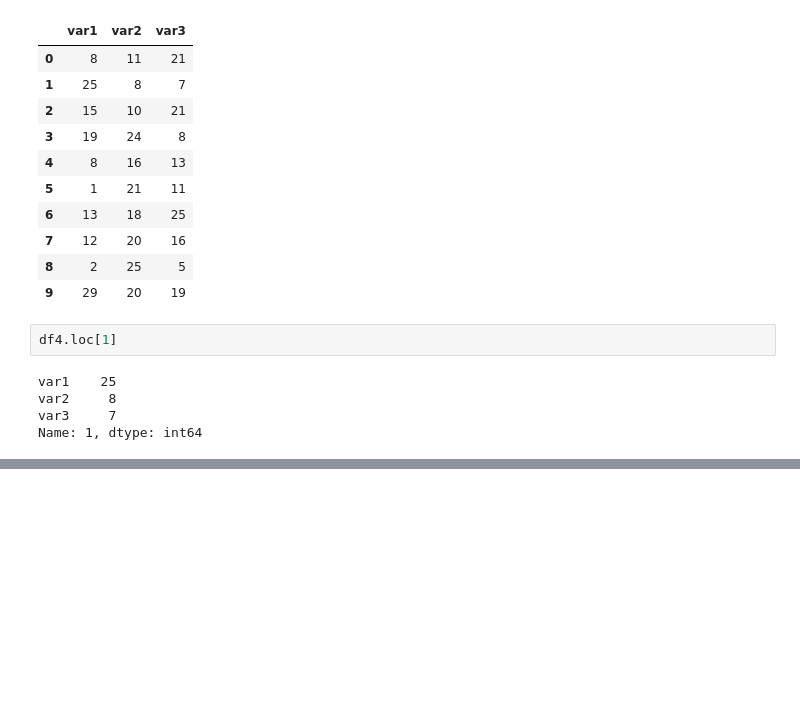
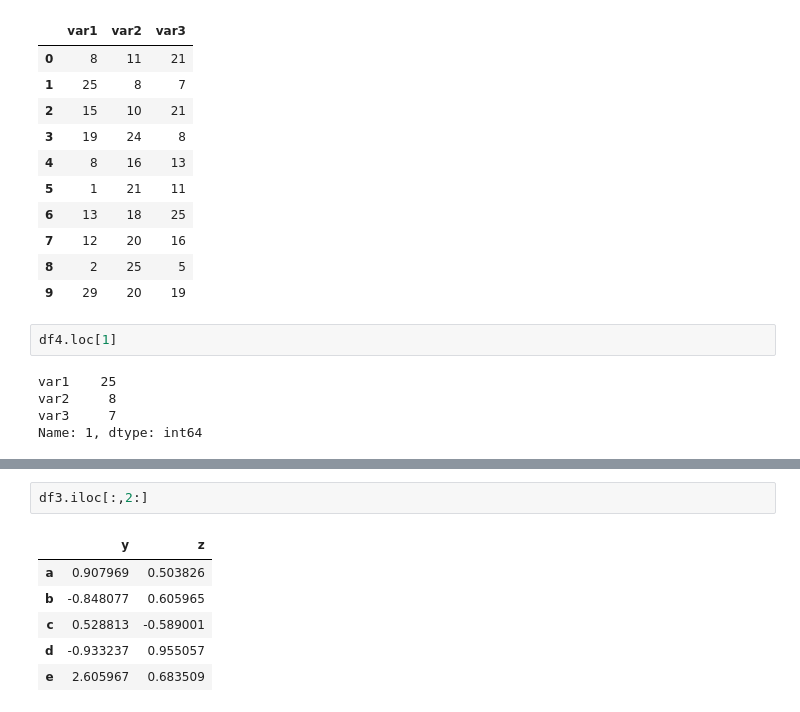
Before and after one commit to mehmetsar/modules_and_packages, a Jupyter notebook: pandas_dataframe_session2.ipynb, the cells around one changed output, grey strips where cells are left out. Drawn from its saved outputs; the diff is of its cells as text; blank space fills up the shorter version.

```diff
--- a/pandas_dataframe_session2.ipynb
+++ b/pandas_dataframe_session2.ipynb
@@ -208,0 +258,9 @@ Name: 1, dtype: int64
+# %%
+df3.iloc[:,2:]
+# %% [output]
+|  | y | z |
+| a | 0.907969 | 0.503826 |
+| b | -0.848077 | 0.605965 |
+| c | 0.528813 | -0.589001 |
+| d | -0.933237 | 0.955057 |
+| e | 2.605967 | 0.683509 |
```
Also changed, not shown: parts of 8 cells of this notebook.
